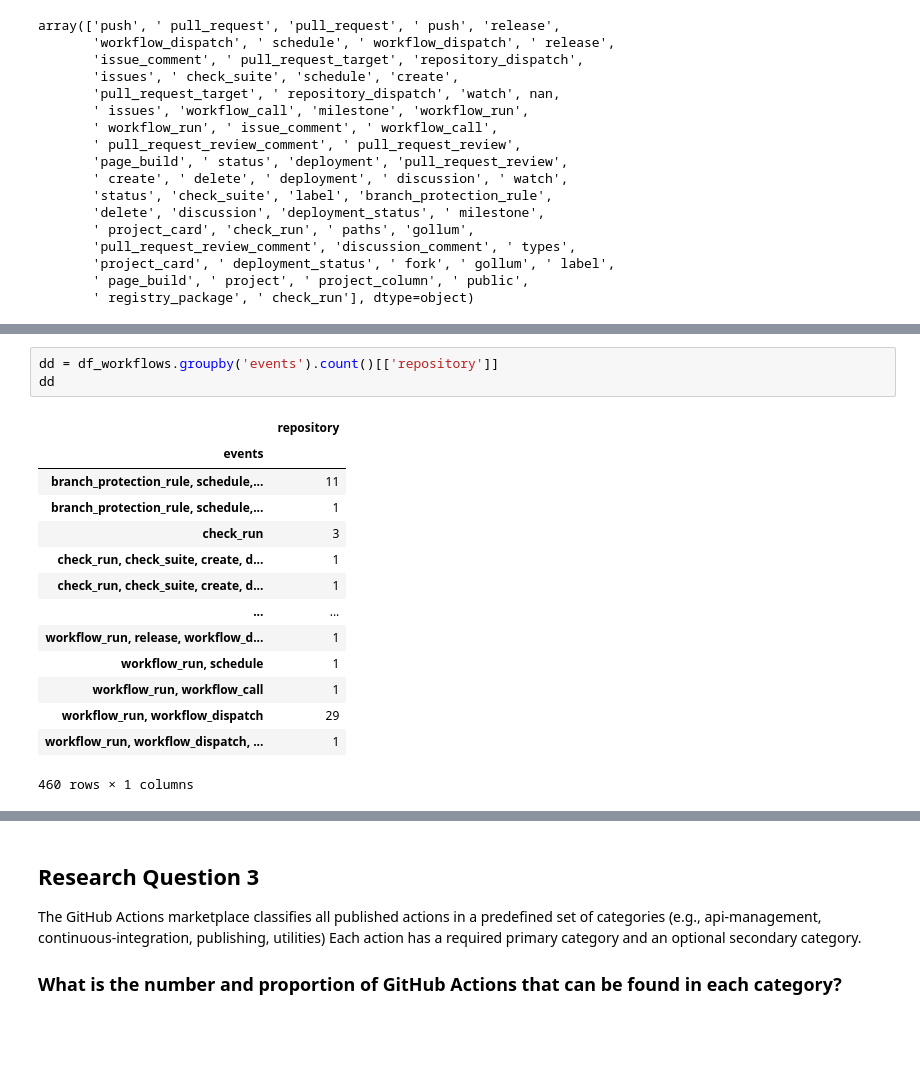
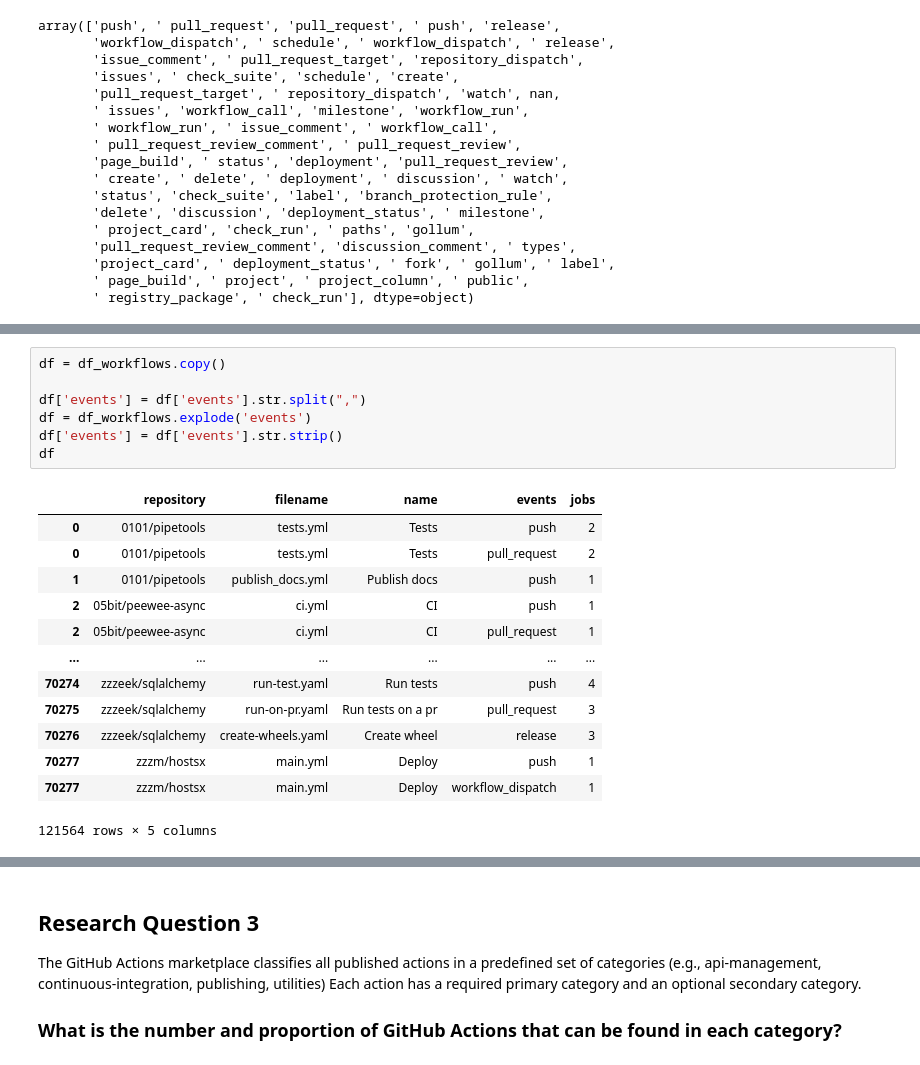
Before and after one commit to Randi-Dcht/umons_softwareEvolution_tp_3, a Jupyter notebook: notebooks/questions.ipynb, the cells around one changed output, grey strips where cells are left out. Saved outputs shown, nothing was run; the diff lists cells and outputs as text; blank space fills up the shorter version.

```diff
--- a/notebooks/questions.ipynb
+++ b/notebooks/questions.ipynb
@@ -171,18 +155,21 @@ df_workflows.explode('events')
-# %%
-dd = df_workflows.groupby('events').count()[['repository']]
-dd
-# %% [output]
-|  | repository |
-| events |  |
-| branch_protection_rule, schedule,... | 11 |
-| branch_protection_rule, schedule,... | 1 |
-| check_run | 3 |
-| check_run, check_suite, create, d... | 1 |
-| check_run, check_suite, create, d... | 1 |
-| ... | ... |
-| workflow_run, release, workflow_d... | 1 |
-| workflow_run, schedule | 1 |
-| workflow_run, workflow_call | 1 |
-| workflow_run, workflow_dispatch | 29 |
-| workflow_run, workflow_dispatch, ... | 1 |
-460 rows × 1 columns
+# %%
+df = df_workflows.copy()
+
+df['events'] = df['events'].str.split(",")
+df = df_workflows.explode('events')
+df['events'] = df['events'].str.strip()
+df
+# %% [output]
+|  | repository | filename | name | events | jobs |
+| 0 | 0101/pipetools | tests.yml | Tests | push | 2 |
+| 0 | 0101/pipetools | tests.yml | Tests | pull_request | 2 |
+| 1 | 0101/pipetools | publish_docs.yml | Publish docs | push | 1 |
+| 2 | 05bit/peewee-async | ci.yml | CI | push | 1 |
+| 2 | 05bit/peewee-async | ci.yml | CI | pull_request | 1 |
+| ... | ... | ... | ... | ... | ... |
+| 70274 | zzzeek/sqlalchemy | run-test.yaml | Run tests | push | 4 |
+| 70275 | zzzeek/sqlalchemy | run-on-pr.yaml | Run tests on a pr | pull_request | 3 |
+| 70276 | zzzeek/sqlalchemy | create-wheels.yaml | Create wheel | release | 3 |
+| 70277 | zzzm/hostsx | main.yml | Deploy | push | 1 |
+| 70277 | zzzm/hostsx | main.yml | Deploy | workflow_dispatch | 1 |
+121564 rows × 5 columns
```
Also changed, not shown: parts of 18 cells of this notebook.
